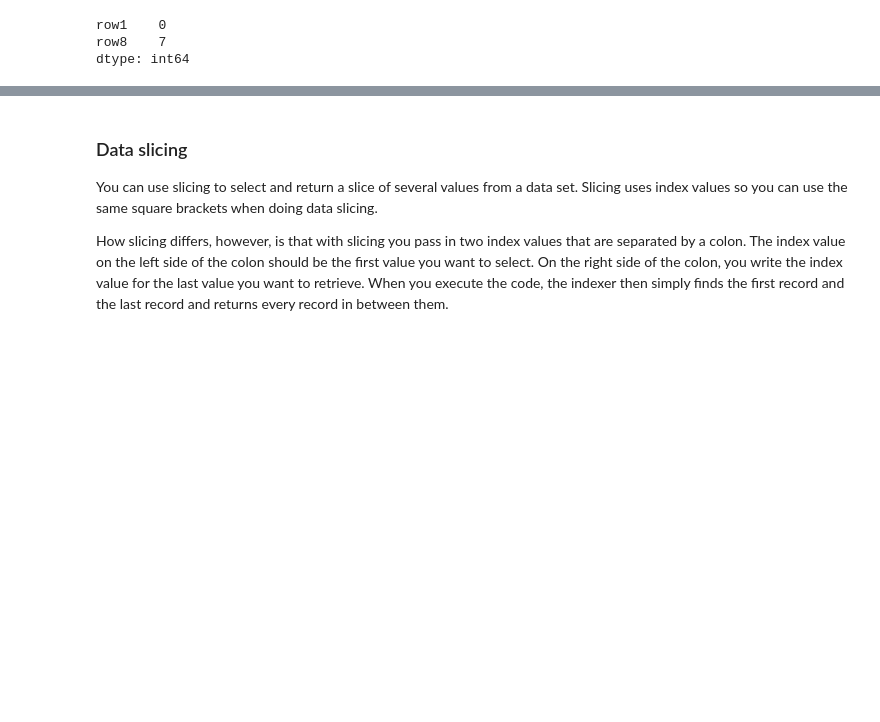
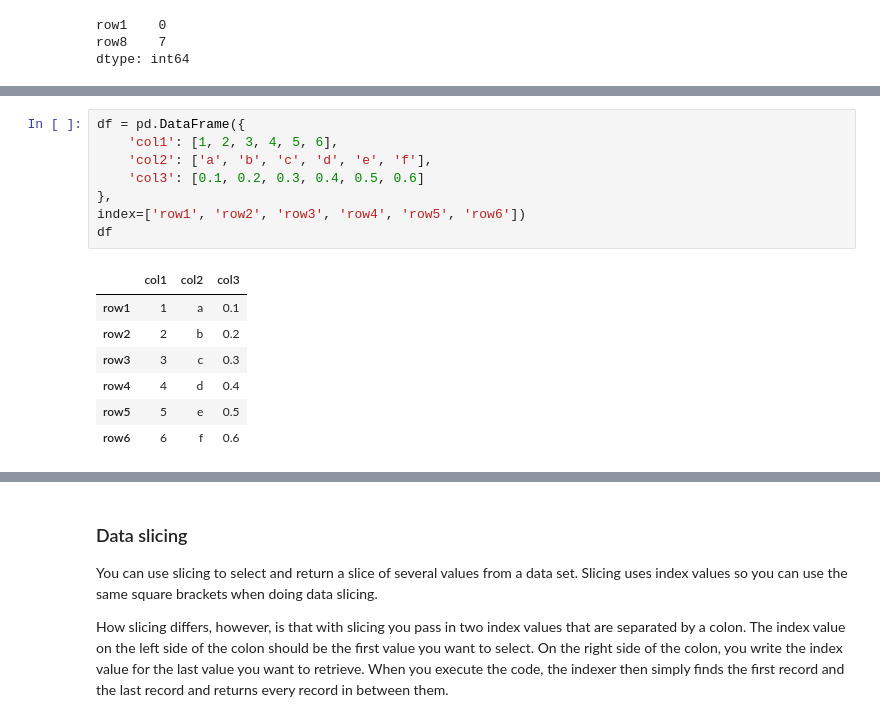
Before and after one commit to ArifAygun/Python-for-Data-Science-Essential-Training-Part-1, a Jupyter notebook: AA_linked_Python_for_DS_Ess_Train_Part_1_02_01.ipynb, the cells around one changed output, grey strips where cells are left out. Drawn from its saved outputs; the diff is of its cells as text; blank space fills up the shorter version.

```diff
--- a/AA_linked_Python_for_DS_Ess_Train_Part_1_02_01.ipynb
+++ b/AA_linked_Python_for_DS_Ess_Train_Part_1_02_01.ipynb
@@ -41,0 +54,16 @@ df_obj = DataFrame()
+# %%
+df = pd.DataFrame({
+    'col1': [1, 2, 3, 4, 5, 6],
+    'col2': ['a', 'b', 'c', 'd', 'e', 'f'],
+    'col3': [0.1, 0.2, 0.3, 0.4, 0.5, 0.6]
+},
+index=['row1', 'row2', 'row3', 'row4', 'row5', 'row6'])
+df
+# %% [output]
+|  | col1 | col2 | col3 |
+| row1 | 1 | a | 0.1 |
+| row2 | 2 | b | 0.2 |
+| row3 | 3 | c | 0.3 |
+| row4 | 4 | d | 0.4 |
+| row5 | 5 | e | 0.5 |
+| row6 | 6 | f | 0.6 |
```
Also changed, not shown: parts of 6 cells of this notebook.
